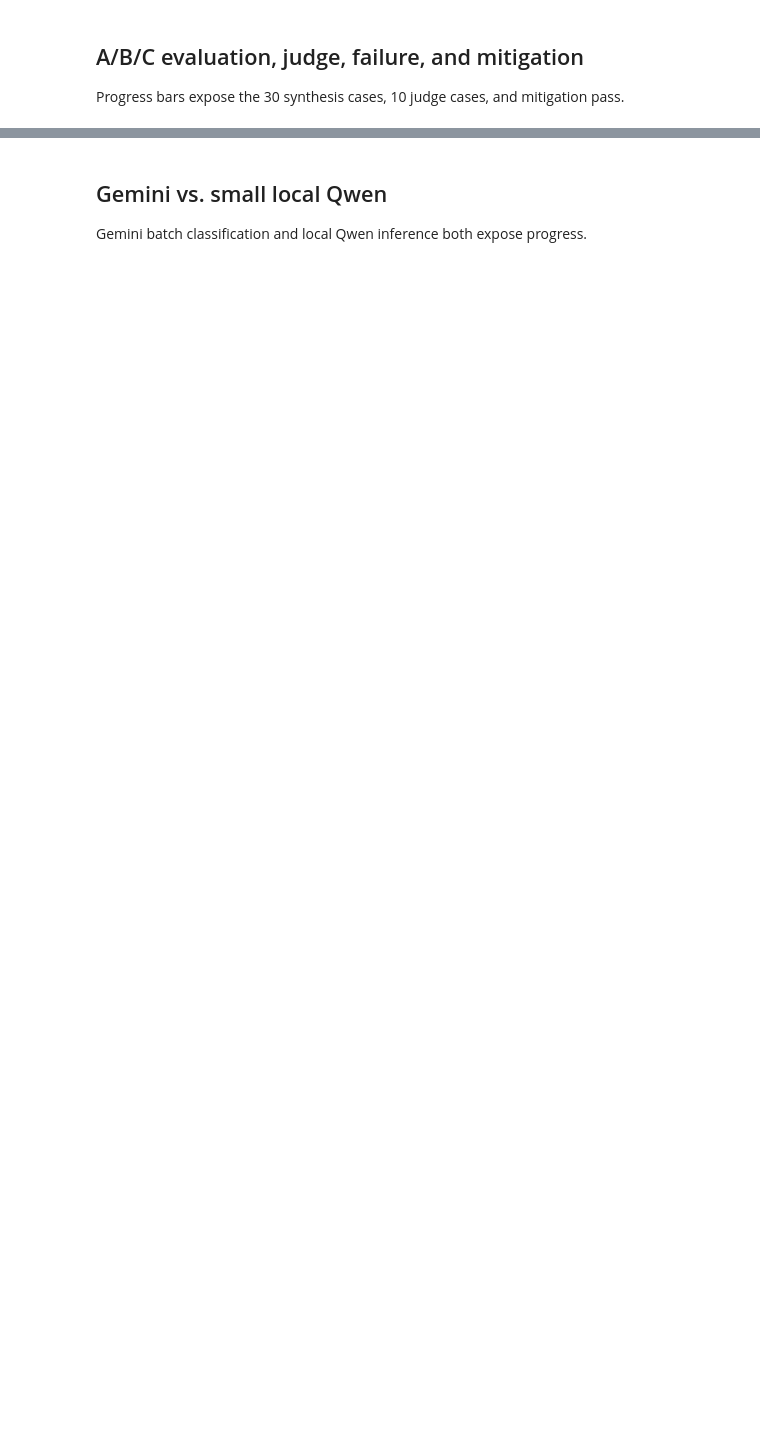
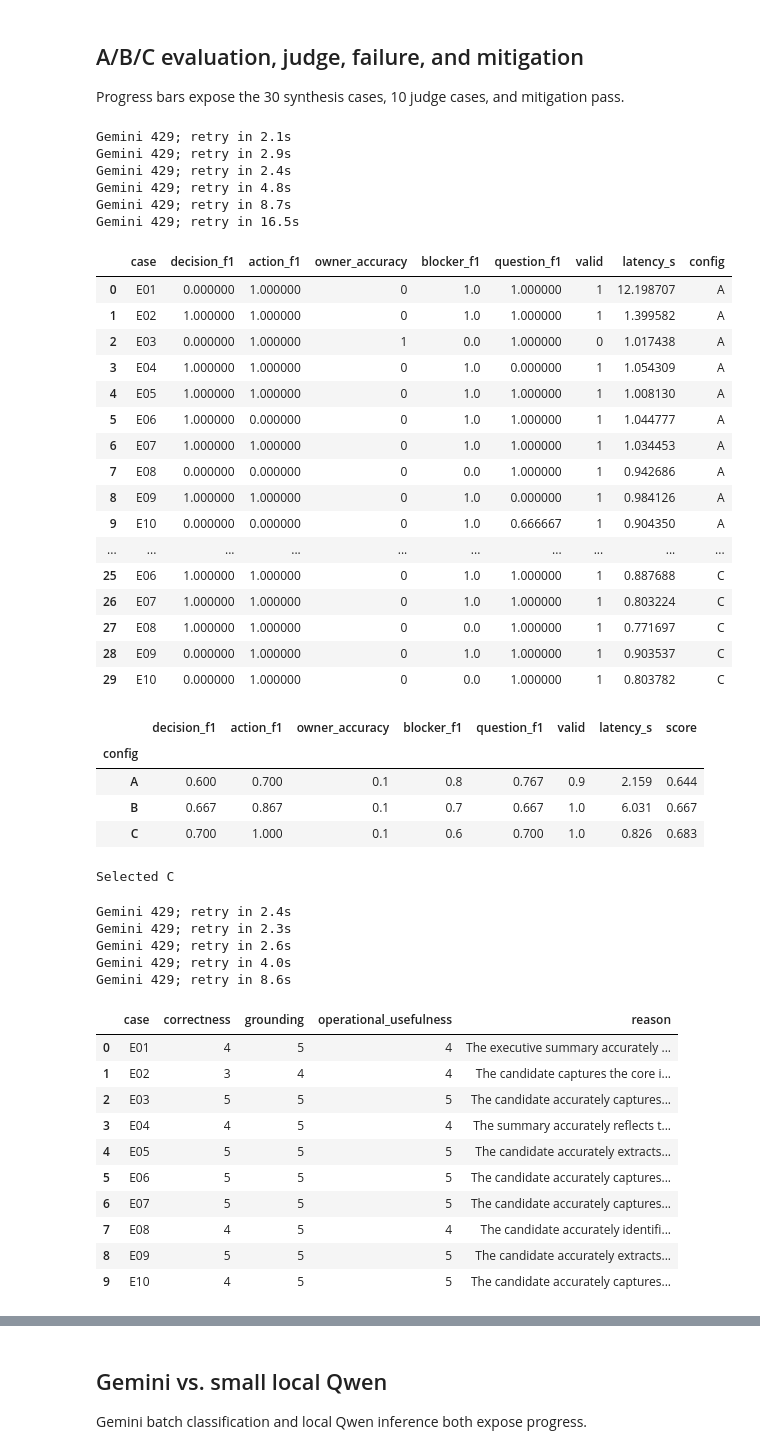
Before and after one commit to mschemerii/cosc-650-applied-llm-systems, a Jupyter notebook: meeting-to-action-foundation/week-08/week8_meeting_to_action_capstone.ipynb, the cells around one changed output, grey strips where cells are left out. Saved outputs shown, nothing was run; the diff lists cells and outputs as text; code cells hidden in the pictures; blank space fills up the shorter version.

```diff
--- a/meeting-to-action-foundation/week-08/week8_meeting_to_action_capstone.ipynb
+++ b/meeting-to-action-foundation/week-08/week8_meeting_to_action_capstone.ipynb
@@ -67,36 +105,82 @@ def f(p,g):
   if z and max(z)[0]>=.25:n+=1;u.add(max(z)[1])
  a=n/len(p) if p else (1 if not g else 0);b=n/len(g) if g else (1 if not p else 0);return 2*a*b/(a+b) if a+b else 0
 def sc(c,r):
- b=r["brief"] if r["valid"] else {};d=[x.get("decision","") for x in b.get("decisions",[])];a=[x.get("description","") for x in b.get("action_items",[])];o=[x.get("owner","") for x in b.get("action_items",[])];bl=[x.get("blocker","") for x in b.get("blockers",[])];q=[x.get("question","") for x in b.get("follow_up_questions",[])];ow=1 if not c[3] else int(any(i<len(o) and o[i].lower()==go.lower() for i in range(len(o)) for _,go in c[3]));return {"case":c[0],"decision_f1":f(d,c[2]),"action_f1":f(a,[x[0] for x in c[3]]),"owner_accuracy":ow,"blocker_f1":f(bl,c[4]),"question_f1":f(q,c[5]),"valid":int(r["valid"]),"latency_s":r["lat"]}
+ b=r["brief"] if r["valid"] else {};d=[x.get("decision","") for x in b.get("decisions",[])];a=[x.get("description","") for x in b.get("action_items",[])];o=[str(x.get("owner") or "") for x in b.get("action_items",[])];bl=[x.get("blocker","") for x in b.get("blockers",[])];q=[x.get("question","") for x in b.get("follow_up_questions",[])];ow=1 if not c[3] else int(any(i<len(o) and o[i].strip().lower()==str(go or "").strip().lower() for i in range(len(o)) for _,go in c[3]));return {"case":c[0],"decision_f1":f(d,c[2]),"action_f1":f(a,[x[0] for x in c[3]]),"owner_accuracy":ow,"blocker_f1":f(bl,c[4]),"question_f1":f(q,c[5]),"valid":int(r["valid"]),"latency_s":r["lat"]}
 RES={};rows=[]
 if os.getenv("GEMINI_API_KEY"):
  with tqdm(total=30,desc="A/B/C synthesis evaluation") as bar:
   for g in "ABC":
    RES[g]={};bar.set_postfix(config=g)
    for c in C:r=ex(c[1],g);RES[g][c[0]]=r;x=sc(c,r);x["config"]=g;rows.append(x);bar.update(1)
  M=pd.DataFrame(rows);SUM=M.groupby("config").mean(numeric_only=True).round(3);SUM["score"]=SUM[["decision_f1","action_f1","owner_accuracy","blocker_f1","question_f1","valid"]].mean(axis=1).round(3);BEST=SUM.score.idxmax();display(M);display(SUM);print("Selected",BEST)
 else:print("API-BLOCKED")
 JD=pd.DataFrame();JS=pd.DataFrame()
 if RES:
  z=[]
  for c in tqdm(C,desc="LLM-as-judge"):
   k=K([JM,c[0],RES[BEST][c[0]]["brief"]]);p={"transcript":c[1],"candidate":RES[BEST][c[0]]["brief"],"gold":c[2:]}
   try:j=CACHE["j"].get(k) or J(A(JM,'Score 1-5 on correctness, grounding, operational_usefulness. Return JSON only with those keys plus "reason".'+chr(10)+json.dumps(p)).choices[0].message.content);CACHE["j"][k]=j;z.append({"case":c[0],**j})
   except Exception as e:tqdm.write(f"judge {c[0]}: {e}")
  JD=pd.DataFrame(z)
  if not JD.empty:JS=JD[["correctness","grounding","operational_usefulness"]].mean().to_frame("average").round(3);display(JD);display(JS)
 FAIL=None;BEF=AFT=None
 if RES:
  s={g:{c[0]:sc(c,RES[g][c[0]]) for c in C} for g in "ABC"};ch=co=None
  for c in C:
   if s["C"][c[0]]["decision_f1"]<s["B"][c[0]]["decision_f1"]:ch,co=c[0],"dynamic few-shot";break
  if ch is None:
   for c in C:
    if s["B"][c[0]]["decision_f1"]<s["A"][c[0]]["decision_f1"]:ch,co=c[0],"retrieval/reranking";break
  if ch is None:ch=min((c[0] for c in C),key=lambda x:s[BEST][x]["decision_f1"]);co="generation"
  FAIL={"case":ch,"component":co}
  def mit(b):
-  z=json.loads(json.dumps(b));H=["maybe","could","might"];Q=["agreed","keep","use ","do not","required","will"];z["decisions"]=[d for d in z.get("decisions",[]) if not(any(x in d.get("evidence","").lower() for x in H) and not any(x in d.get("evidence","").lower() for x in Q))];return z
+  z=json.loads(json.dumps(b));H=["maybe","could","might"];Q=["agreed","keep","use ","do not","required","will"];z["decisions"]=[d for d in z.get("decisions",[]) if not(any(x in str(d.get("evidence") or "").lower() for x in H) and not any(x in str(d.get("evidence") or "").lower() for x in Q))];return z
  x=[];y=[]
  for c in tqdm(C,desc="Mitigation check"):r=RES[BEST][c[0]];x.append(sc(c,r)["decision_f1"]);r2=dict(r);r2["brief"]=mit(r["brief"]) if r["valid"] else {};r2["valid"]=all(k in r2["brief"] for k in REQ);y.append(sc(c,r2)["decision_f1"])
  BEF,AFT=round(float(np.mean(x)),3),round(float(np.mean(y)),3);print(FAIL,"Mitigation",BEF,"->",AFT)
+# %% [output]
+Gemini 429; retry in 2.1s
+Gemini 429; retry in 2.9s
+Gemini 429; retry in 2.4s
+Gemini 429; retry in 4.8s
+Gemini 429; retry in 8.7s
+Gemini 429; retry in 16.5s
+|  | case | decision_f1 | action_f1 | owner_accuracy | blocker_f1 | question_f1 | valid | latency_s | config |
+| 0 | E01 | 0.000000 | 1.000000 | 0 | 1.0 | 1.000000 | 1 | 12.198707 | A |
+| 1 | E02 | 1.000000 | 1.000000 | 0 | 1.0 | 1.000000 | 1 | 1.399582 | A |
+| 2 | E03 | 0.000000 | 1.000000 | 1 | 0.0 | 1.000000 | 0 | 1.017438 | A |
+| 3 | E04 | 1.000000 | 1.000000 | 0 | 1.0 | 0.000000 | 1 | 1.054309 | A |
+| 4 | E05 | 1.000000 | 1.000000 | 0 | 1.0 | 1.000000 | 1 | 1.008130 | A |
+| 5 | E06 | 1.000000 | 0.000000 | 0 | 1.0 | 1.000000 | 1 | 1.044777 | A |
+| 6 | E07 | 1.000000 | 1.000000 | 0 | 1.0 | 1.000000 | 1 | 1.034453 | A |
+| 7 | E08 | 0.000000 | 0.000000 | 0 | 0.0 | 1.000000 | 1 | 0.942686 | A |
+| 8 | E09 | 1.000000 | 1.000000 | 0 | 1.0 | 0.000000 | 1 | 0.984126 | A |
+| 9 | E10 | 0.000000 | 0.000000 | 0 | 1.0 | 0.666667 | 1 | 0.904350 | A |
+| ... | ... | ... | ... | ... | ... | ... | ... | ... | ... |
+| 25 | E06 | 1.000000 | 1.000000 | 0 | 1.0 | 1.000000 | 1 | 0.887688 | C |
+| 26 | E07 | 1.000000 | 1.000000 | 0 | 1.0 | 1.000000 | 1 | 0.803224 | C |
+| 27 | E08 | 1.000000 | 1.000000 | 0 | 0.0 | 1.000000 | 1 | 0.771697 | C |
+| 28 | E09 | 0.000000 | 1.000000 | 0 | 1.0 | 1.000000 | 1 | 0.903537 | C |
+| 29 | E10 | 0.000000 | 1.000000 | 0 | 0.0 | 1.000000 | 1 | 0.803782 | C |
+|  | decision_f1 | action_f1 | owner_accuracy | blocker_f1 | question_f1 | valid | latency_s | score |
+| config |  |  |  |  |  |  |  |  |
+| A | 0.600 | 0.700 | 0.1 | 0.8 | 0.767 | 0.9 | 2.159 | 0.644 |
+| B | 0.667 | 0.867 | 0.1 | 0.7 | 0.667 | 1.0 | 6.031 | 0.667 |
+| C | 0.700 | 1.000 | 0.1 | 0.6 | 0.700 | 1.0 | 0.826 | 0.683 |
+Selected C
+Gemini 429; retry in 2.4s
+Gemini 429; retry in 2.3s
+Gemini 429; retry in 2.6s
+Gemini 429; retry in 4.0s
+Gemini 429; retry in 8.6s
+|  | case | correctness | grounding | operational_usefulness | reason |
+| 0 | E01 | 4 | 5 | 4 | The executive summary accurately ... |
+| 1 | E02 | 3 | 4 | 4 | The candidate captures the core i... |
+| 2 | E03 | 5 | 5 | 5 | The candidate accurately captures... |
+| 3 | E04 | 4 | 5 | 4 | The summary accurately reflects t... |
+| 4 | E05 | 5 | 5 | 5 | The candidate accurately extracts... |
+| 5 | E06 | 5 | 5 | 5 | The candidate accurately captures... |
+| 6 | E07 | 5 | 5 | 5 | The candidate accurately captures... |
+| 7 | E08 | 4 | 5 | 4 | The candidate accurately identifi... |
+| 8 | E09 | 5 | 5 | 5 | The candidate accurately extracts... |
+| 9 | E10 | 4 | 5 | 5 | The candidate accurately captures... |
```
Also changed, not shown: parts of 9 cells of this notebook.
